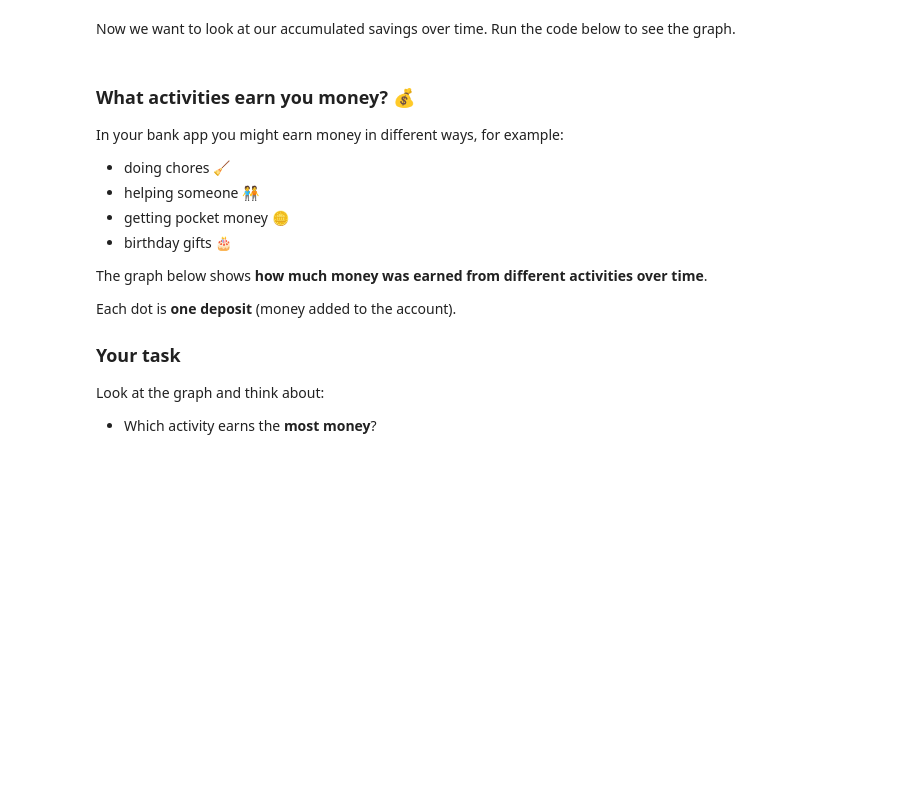
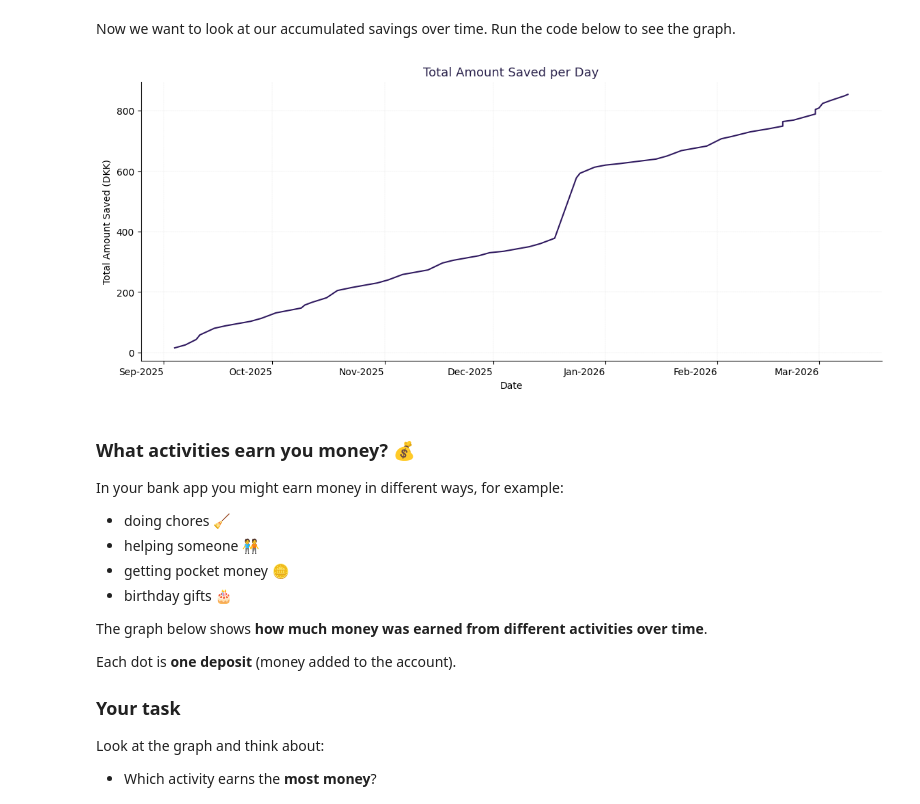
Before and after one commit to H5G-Programming/h5g-2026-girls-just-wanna-have-funds, a Jupyter notebook: 3_forecasting/lesson3_forecasting.ipynb, the cells around one changed output. Drawn from its saved outputs; the diff is of its cells as text; code cells hidden in the pictures; blank space fills up the shorter version.

```diff
--- a/3_forecasting/lesson3_forecasting.ipynb
+++ b/3_forecasting/lesson3_forecasting.ipynb
@@ -64,7 +92,14 @@ Now we want to look at our accumulated savings over time. Run the code below to
 # %%
 plt.figure(figsize=(14,6))
 data['amount'].cumsum().plot()
+
+plt.xticks(rotation=0)
+plt.title("Total Amount Saved per Day")
+plt.xlabel('Date')
+plt.ylabel('Total Amount Saved (DKK)')
 plt.show()
+# %% [output]
+[figure, added]
 # %% [markdown]
 ### What activities earn you money? 💰
 
```
Also changed, not shown: parts of 18 cells of this notebook, 4 other files.
